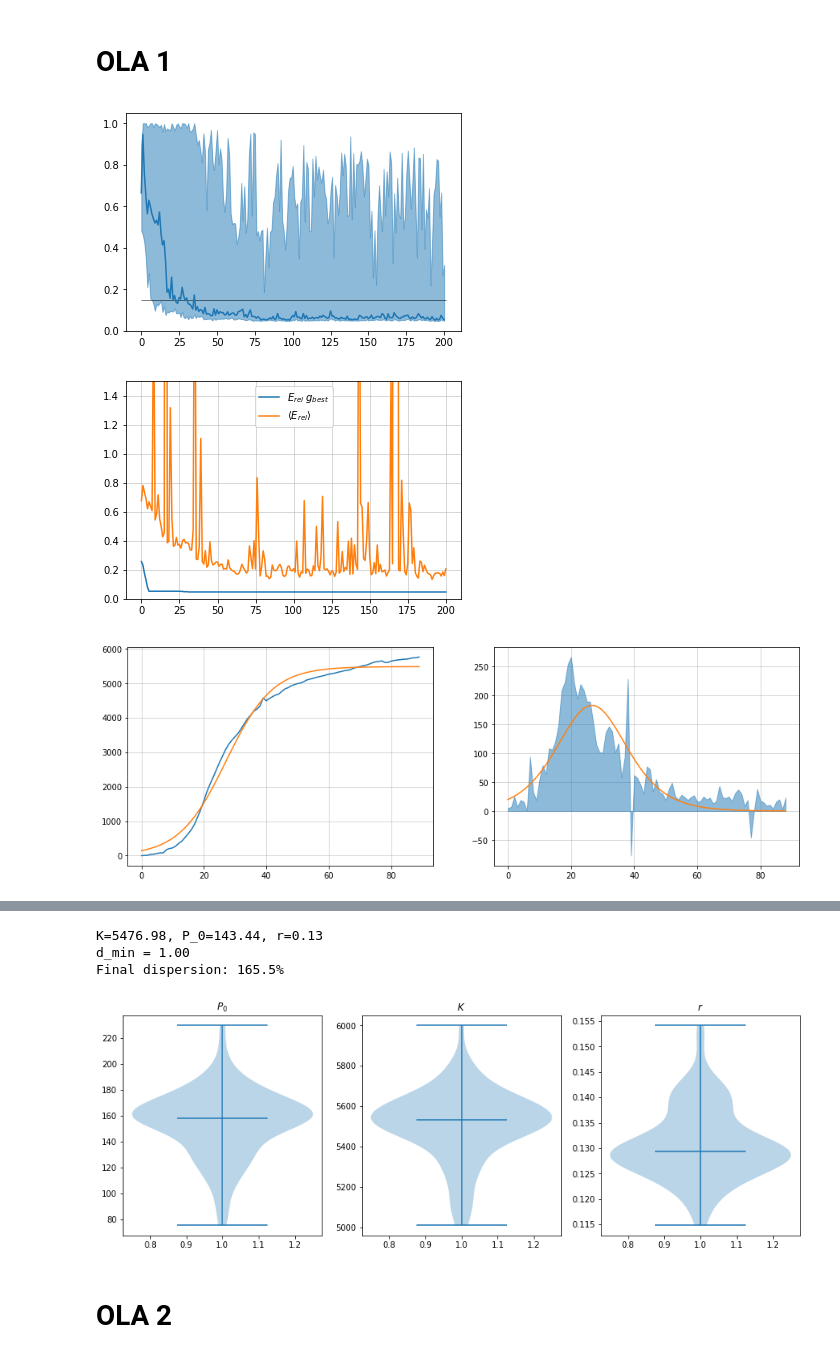
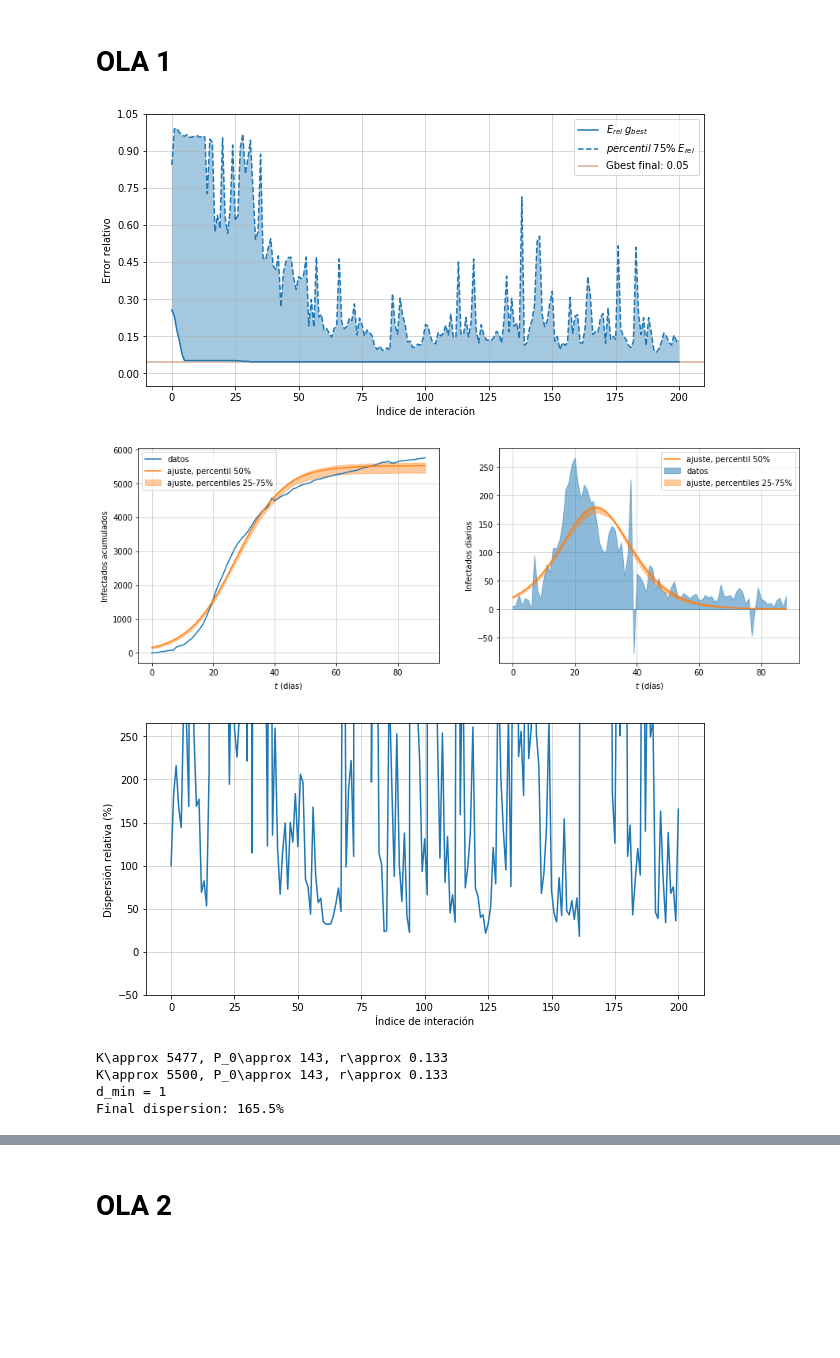
Before and after one commit to RubenIbarrondo/pso, a Jupyter notebook: Ajuste_covid.ipynb, the cells around one changed output, grey strips where cells are left out. Drawn from its saved outputs; the diff is of its cells as text; code cells hidden in the pictures; blank space fills up the shorter version.

```diff
--- a/Ajuste_covid.ipynb
+++ b/Ajuste_covid.ipynb
@@ -165,21 +213,23 @@ def plot_parameters(x, savepath=None):
 data = np.array(pd.read_csv('covid_aragon_ola_1')['PCR'])
 errevol, x, x0, X = covid_rr_pso.fit_covid_wave(data, max_iter=200, test_number=20, nparticles=100, tol=0.15)
 # %%
-plot_fitness(errevol, "ola1")
+plot_convergence(data, X, "ola1")
 
-plot_convergence(data, X)
-
-plot_waves(data, x0, "ola1")
+#plot_waves(data, x0, "ola1")
+plot_prediction(data, x, 0, "ola1")
 
 plot_dispersion(X, "ola1")
 
-print("K={:.2f}, P_0={:.2f}, r={:.2f}".format(*x0))
-print("d_min = {:.2f}".format(np.min(data)))
+print_parameters(data, x0, x)
 
 print_final_dispersion(X)
 
 plot_parameters(x, "ola1")
 # %% [output]
-[figure, old version]
+[figure, new version]
-[figure, old version]
+[figure, new version]
-[figure, old version]
+[figure, new version]
+K\approx 5477, P_0\approx 143, r\approx 0.133
+K\approx 5500, P_0\approx 143, r\approx 0.133
+d_min = 1
+Final dispersion: 165.5%
@@ -187,7 +237,3 @@ plot_parameters(x, "ola1")
-K=5476.98, P_0=143.44, r=0.13
-d_min = 1.00
-Final dispersion: 165.5%
-[figure, removed]
 # %% [markdown]
 # OLA 2
 # %%
```
Also changed, not shown: parts of 6 cells of this notebook, 1 other file.
